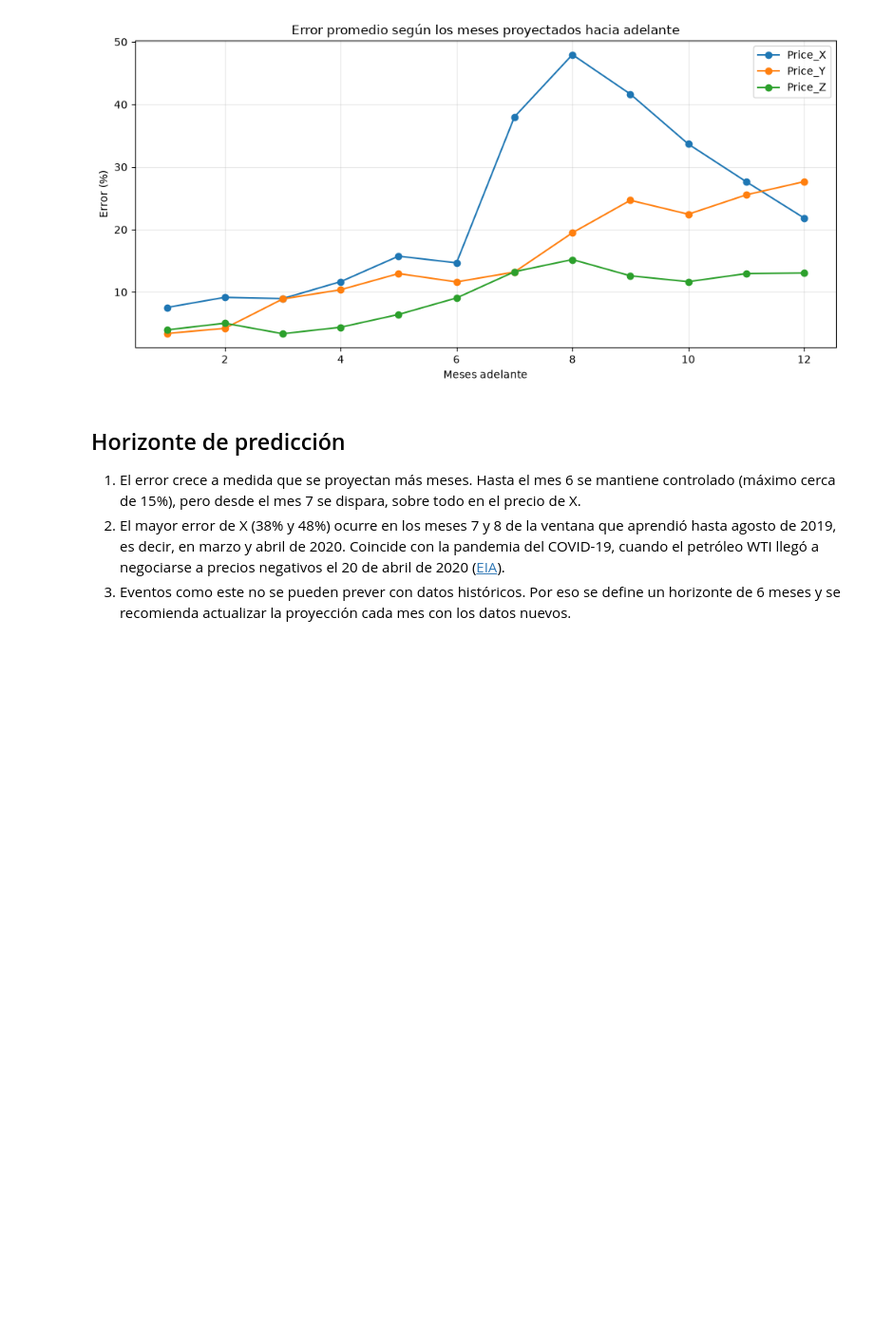
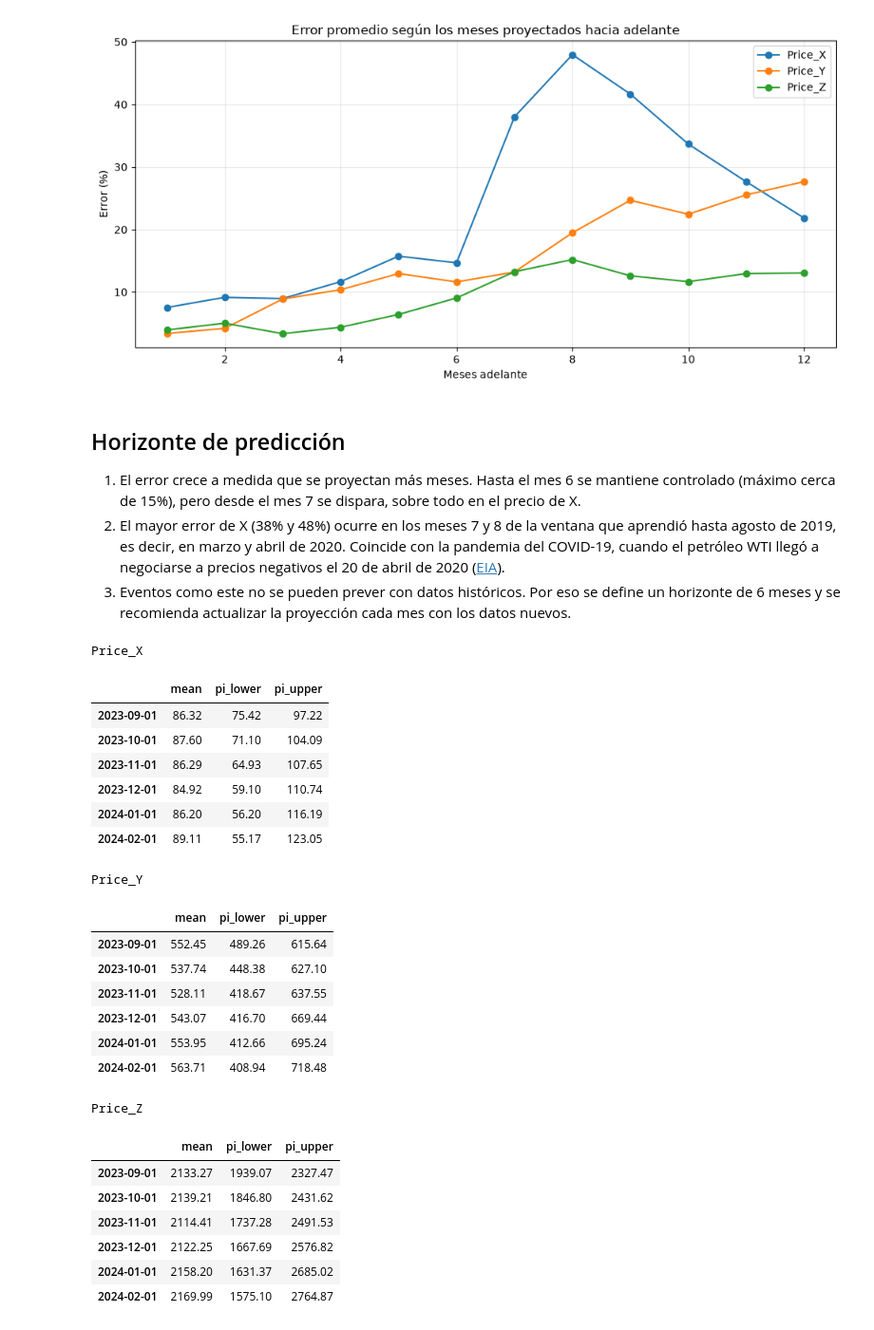
Before and after one commit to secasospina/pronostico-costos-equipos, a Jupyter notebook: notebooks/04_proyeccion.ipynb, the cells around one changed output. Shown at 95% size. Drawn from its saved outputs; the diff is of its cells as text; code cells hidden in the pictures; blank space fills up the shorter version.

```diff
--- a/notebooks/04_proyeccion.ipynb
+++ b/notebooks/04_proyeccion.ipynb
@@ -173,3 +173,41 @@ plt.show()
 1. El error crece a medida que se proyectan más meses. Hasta el mes 6 se mantiene controlado (máximo cerca de 15%), pero desde el mes 7 se dispara, sobre todo en el precio de X.
 2. El mayor error de X (38% y 48%) ocurre en los meses 7 y 8 de la ventana que aprendió hasta agosto de 2019, es decir, en marzo y abril de 2020. Coincide con la pandemia del COVID-19, cuando el petróleo WTI llegó a negociarse a precios negativos el 20 de abril de 2020 ([EIA](https://www.eia.gov/todayinEnergy/detail.php?id=46336)).
 3. Eventos como este no se pueden prever con datos históricos. Por eso se define un horizonte de 6 meses y se recomienda actualizar la proyección cada mes con los datos nuevos.
+# %%
+horizonte_final = 6
+proyecciones_mp = {}
+
+for serie, tendencia in metodo_elegido.items():
+    modelo_final = ETSModel(mensual[serie], error="add", trend=tendencia, damped_trend=tendencia is not None,
+                            seasonal="add", seasonal_periods=12).fit(disp=False)
+    prediccion = modelo_final.get_prediction(start=len(mensual), end=len(mensual) + horizonte_final - 1)
+    proyecciones_mp[serie] = prediccion.summary_frame(alpha=0.05)[["mean", "pi_lower", "pi_upper"]]
+
+for serie, tabla in proyecciones_mp.items():
+    print(serie)
+    display(tabla.round(2))
+# %% [output]
+Price_X
+|  | mean | pi_lower | pi_upper |
+| 2023-09-01 | 86.32 | 75.42 | 97.22 |
+| 2023-10-01 | 87.60 | 71.10 | 104.09 |
+| 2023-11-01 | 86.29 | 64.93 | 107.65 |
+| 2023-12-01 | 84.92 | 59.10 | 110.74 |
+| 2024-01-01 | 86.20 | 56.20 | 116.19 |
+| 2024-02-01 | 89.11 | 55.17 | 123.05 |
+Price_Y
+|  | mean | pi_lower | pi_upper |
+| 2023-09-01 | 552.45 | 489.26 | 615.64 |
+| 2023-10-01 | 537.74 | 448.38 | 627.10 |
+| 2023-11-01 | 528.11 | 418.67 | 637.55 |
+| 2023-12-01 | 543.07 | 416.70 | 669.44 |
+| 2024-01-01 | 553.95 | 412.66 | 695.24 |
+| 2024-02-01 | 563.71 | 408.94 | 718.48 |
+Price_Z
+|  | mean | pi_lower | pi_upper |
+| 2023-09-01 | 2133.27 | 1939.07 | 2327.47 |
+| 2023-10-01 | 2139.21 | 1846.80 | 2431.62 |
+| 2023-11-01 | 2114.41 | 1737.28 | 2491.53 |
+| 2023-12-01 | 2122.25 | 1667.69 | 2576.82 |
+| 2024-01-01 | 2158.20 | 1631.37 | 2685.02 |
+| 2024-02-01 | 2169.99 | 1575.10 | 2764.87 |
```
Also changed, not shown: parts of 1 cell of this notebook.
